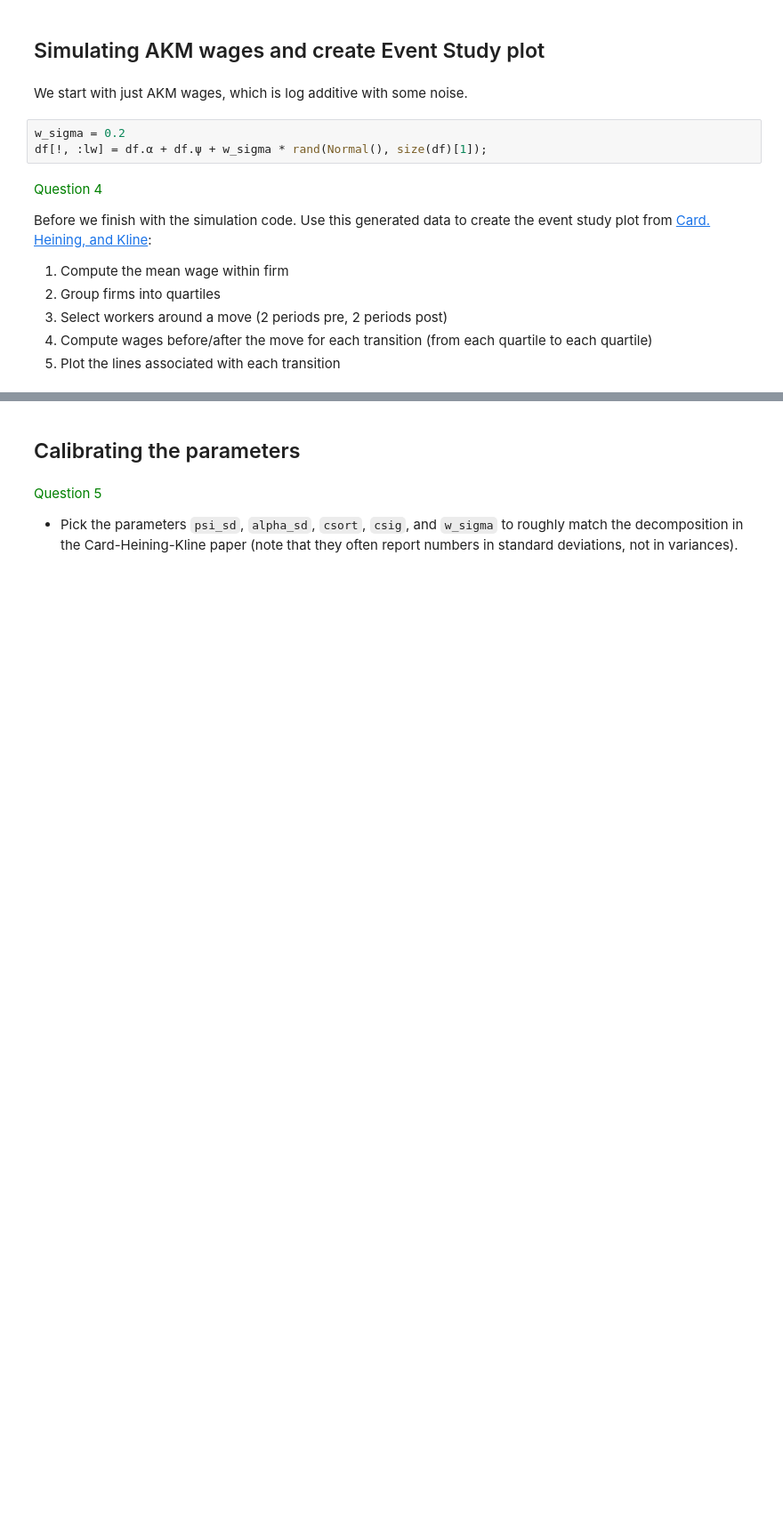
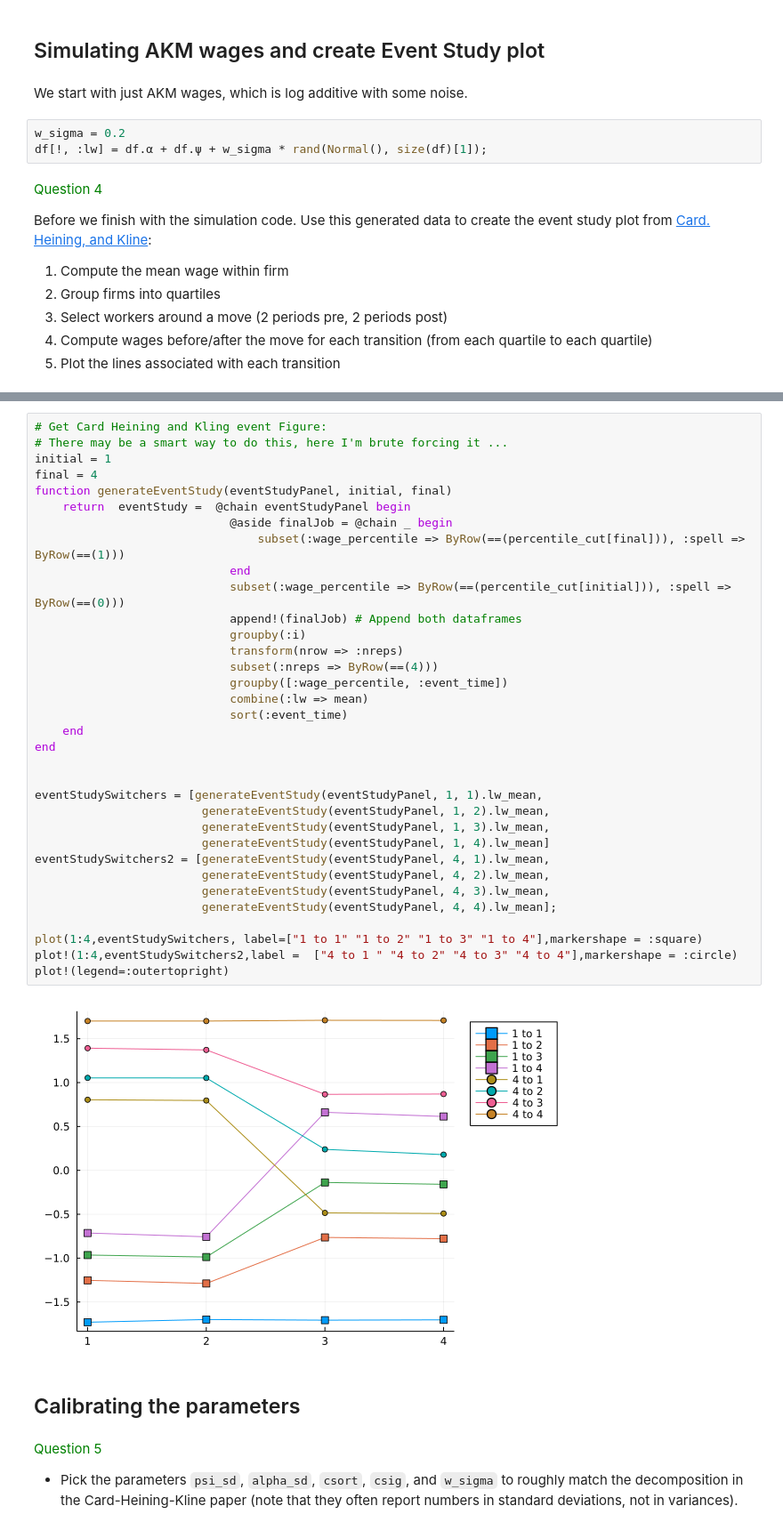
Before and after one commit to EdJeeOnGitHub/EC34430, a Jupyter notebook: problem-1/hw-twfe.ipynb, the cells around one changed output, grey strips where cells are left out. Shown at 89% size. Cells and saved outputs as stored; diff of their text form; blank space fills up the shorter version.

```diff
--- a/problem-1/hw-twfe.ipynb
+++ b/problem-1/hw-twfe.ipynb
@@ -376,3 +387,39 @@ in expression starting at c:\Users\franc\OneDrive\Documents\GitHub\Chicagobooth\
+# %%
+# Get Card Heining and Kling event Figure:
+# There may be a smart way to do this, here I'm brute forcing it ...
+initial = 1
+final = 4
+function generateEventStudy(eventStudyPanel, initial, final)
+    return  eventStudy =  @chain eventStudyPanel begin
+                            @aside finalJob = @chain _ begin
+                                subset(:wage_percentile => ByRow(==(percentile_cut[final])), :spell => ByRow(==(1)))
+                            end
+                            subset(:wage_percentile => ByRow(==(percentile_cut[initial])), :spell => ByRow(==(0)))
+                            append!(finalJob) # Append both dataframes
+                            groupby(:i)
+                            transform(nrow => :nreps)
+                            subset(:nreps => ByRow(==(4)))
+                            groupby([:wage_percentile, :event_time])
+                            combine(:lw => mean)
+                            sort(:event_time)
+    end
+end
+
+
+eventStudySwitchers = [generateEventStudy(eventStudyPanel, 1, 1).lw_mean,
+                        generateEventStudy(eventStudyPanel, 1, 2).lw_mean,
+                        generateEventStudy(eventStudyPanel, 1, 3).lw_mean,
+                        generateEventStudy(eventStudyPanel, 1, 4).lw_mean]
+eventStudySwitchers2 = [generateEventStudy(eventStudyPanel, 4, 1).lw_mean,
+                        generateEventStudy(eventStudyPanel, 4, 2).lw_mean,
+                        generateEventStudy(eventStudyPanel, 4, 3).lw_mean,
+                        generateEventStudy(eventStudyPanel, 4, 4).lw_mean];
+
+plot(1:4,eventStudySwitchers, label=["1 to 1" "1 to 2" "1 to 3" "1 to 4"],markershape = :square)
+plot!(1:4,eventStudySwitchers2,label =  ["4 to 1 " "4 to 2" "4 to 3" "4 to 4"],markershape = :circle)
+plot!(legend=:outertopright)
+# %% [output]
+[figure, added]
 # %% [markdown]
 ## Calibrating the parameters
 # %% [markdown]
```
Also changed, not shown: parts of 12 cells of this notebook.
